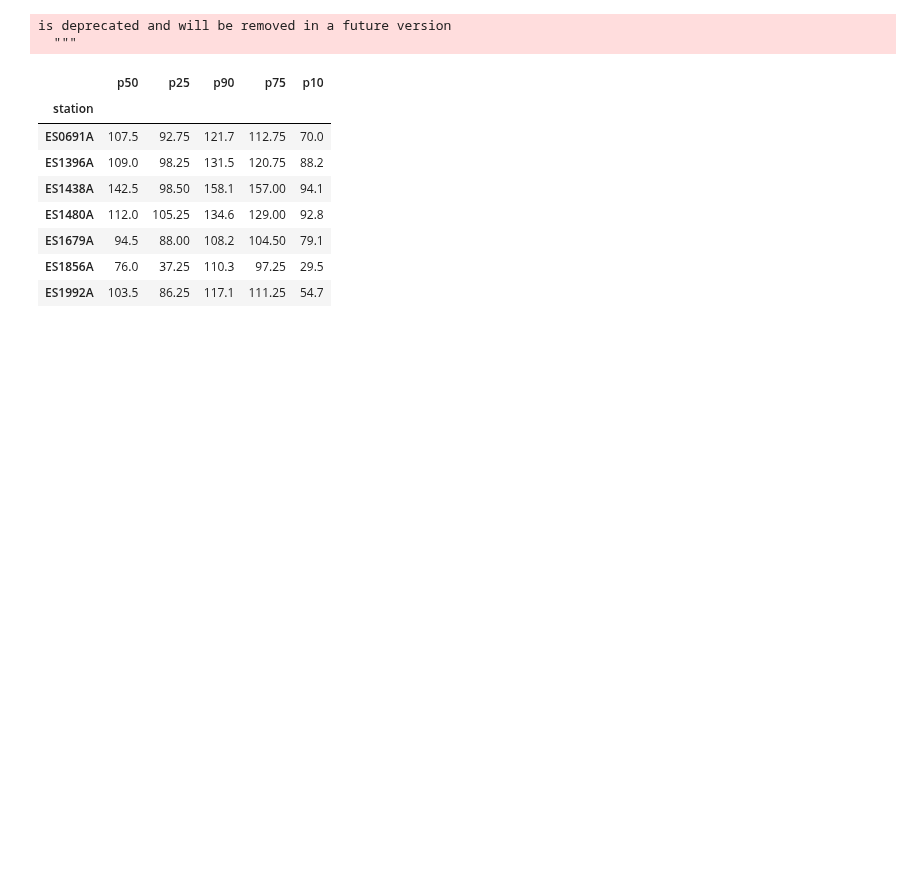
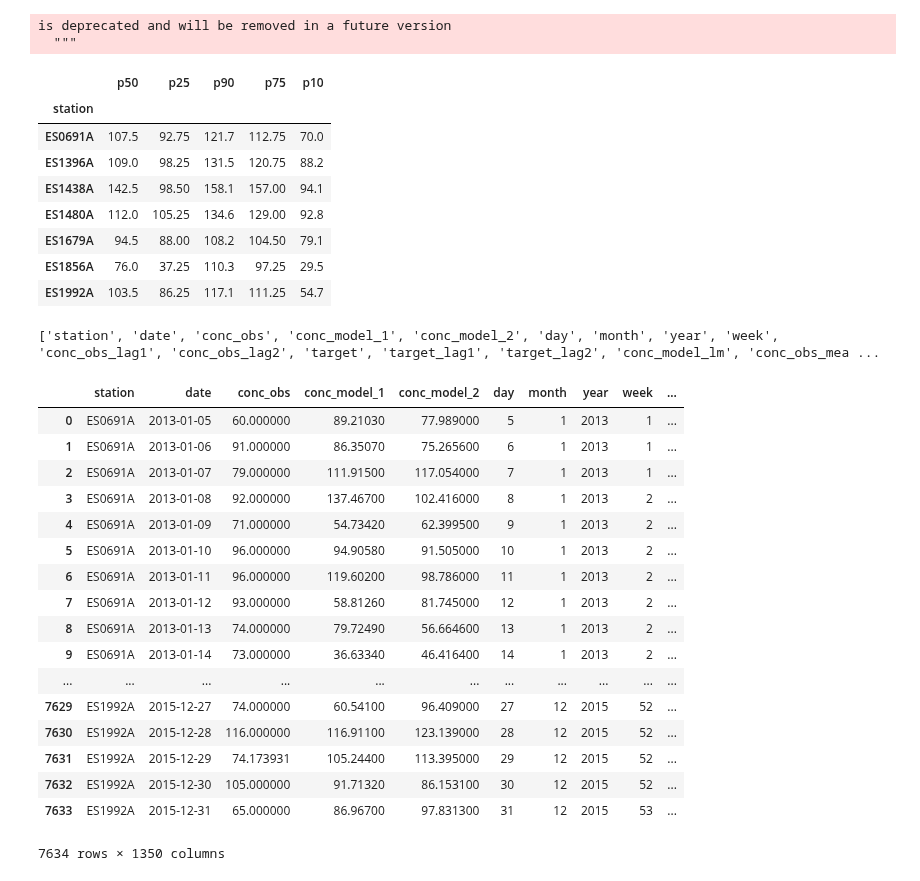
Before and after one commit to javiermas/BCNAirQualityDatathon, a Jupyter notebook: notebooks/Roger - V1.ipynb, the cells around one changed output. Cells and saved outputs as stored; diff of their text form; code cells hidden in the pictures; blank space fills up the shorter version.

```diff
--- a/notebooks/Roger - V1.ipynb
+++ b/notebooks/Roger - V1.ipynb
@@ -565,3 +690,30 @@ is deprecated and will be removed in a future version
 | ES1679A | 94.5 | 88.00 | 108.2 | 104.50 | 79.1 |
 | ES1856A | 76.0 | 37.25 | 110.3 | 97.25 | 29.5 |
 | ES1992A | 103.5 | 86.25 | 117.1 | 111.25 | 54.7 |
+# %%
+data_roll_day = pd.read_csv(path+'/data_roll_day.csv')
+# %%
+print(list(data_roll_day.columns))
+# %% [output]
+['station', 'date', 'conc_obs', 'conc_model_1', 'conc_model_2', 'day', 'month', 'year', 'week', 'conc_obs_lag1', 'conc_obs_lag2', 'target', 'target_lag1', 'target_lag2', 'conc_model_lm', 'conc_obs_mea ...
+# %%
+data_roll_day
+# %% [output]
+|  | station | date | conc_obs | conc_model_1 | conc_model_2 | day | month | year | week | ... |
+| 0 | ES0691A | 2013-01-05 | 60.000000 | 89.21030 | 77.989000 | 5 | 1 | 2013 | 1 | ... |
+| 1 | ES0691A | 2013-01-06 | 91.000000 | 86.35070 | 75.265600 | 6 | 1 | 2013 | 1 | ... |
+| 2 | ES0691A | 2013-01-07 | 79.000000 | 111.91500 | 117.054000 | 7 | 1 | 2013 | 1 | ... |
+| 3 | ES0691A | 2013-01-08 | 92.000000 | 137.46700 | 102.416000 | 8 | 1 | 2013 | 2 | ... |
+| 4 | ES0691A | 2013-01-09 | 71.000000 | 54.73420 | 62.399500 | 9 | 1 | 2013 | 2 | ... |
+| 5 | ES0691A | 2013-01-10 | 96.000000 | 94.90580 | 91.505000 | 10 | 1 | 2013 | 2 | ... |
+| 6 | ES0691A | 2013-01-11 | 96.000000 | 119.60200 | 98.786000 | 11 | 1 | 2013 | 2 | ... |
+| 7 | ES0691A | 2013-01-12 | 93.000000 | 58.81260 | 81.745000 | 12 | 1 | 2013 | 2 | ... |
+| 8 | ES0691A | 2013-01-13 | 74.000000 | 79.72490 | 56.664600 | 13 | 1 | 2013 | 2 | ... |
+| 9 | ES0691A | 2013-01-14 | 73.000000 | 36.63340 | 46.416400 | 14 | 1 | 2013 | 2 | ... |
+| ... | ... | ... | ... | ... | ... | ... | ... | ... | ... | ... |
+| 7629 | ES1992A | 2015-12-27 | 74.000000 | 60.54100 | 96.409000 | 27 | 12 | 2015 | 52 | ... |
+| 7630 | ES1992A | 2015-12-28 | 116.000000 | 116.91100 | 123.139000 | 28 | 12 | 2015 | 52 | ... |
+| 7631 | ES1992A | 2015-12-29 | 74.173931 | 105.24400 | 113.395000 | 29 | 12 | 2015 | 52 | ... |
+| 7632 | ES1992A | 2015-12-30 | 105.000000 | 91.71320 | 86.153100 | 30 | 12 | 2015 | 52 | ... |
+| 7633 | ES1992A | 2015-12-31 | 65.000000 | 86.96700 | 97.831300 | 31 | 12 | 2015 | 53 | ... |
+7634 rows × 1350 columns
```
Also changed, not shown: parts of 7 cells of this notebook, 3 other files.
